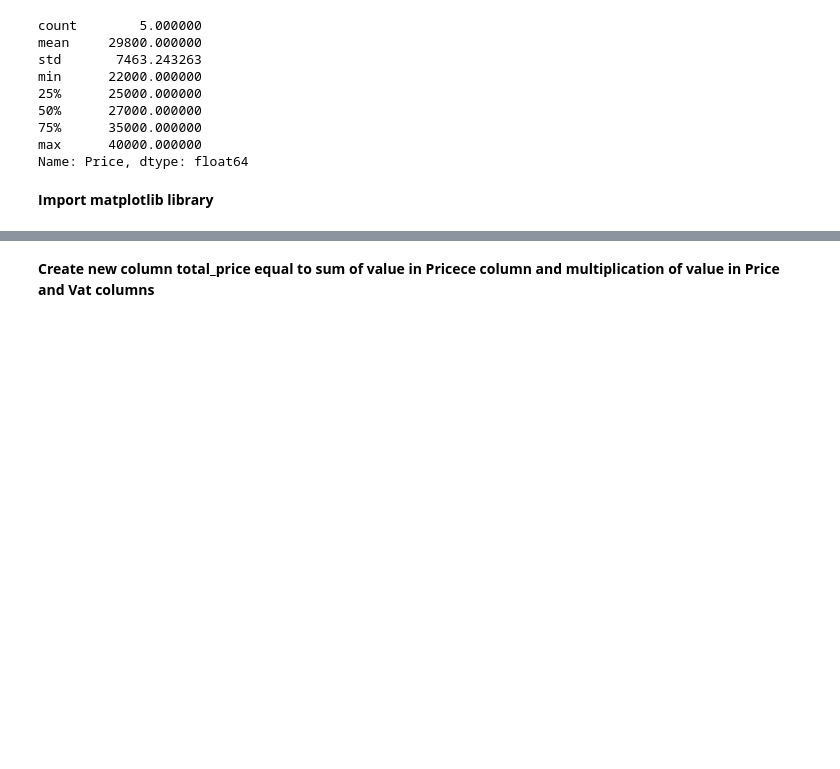
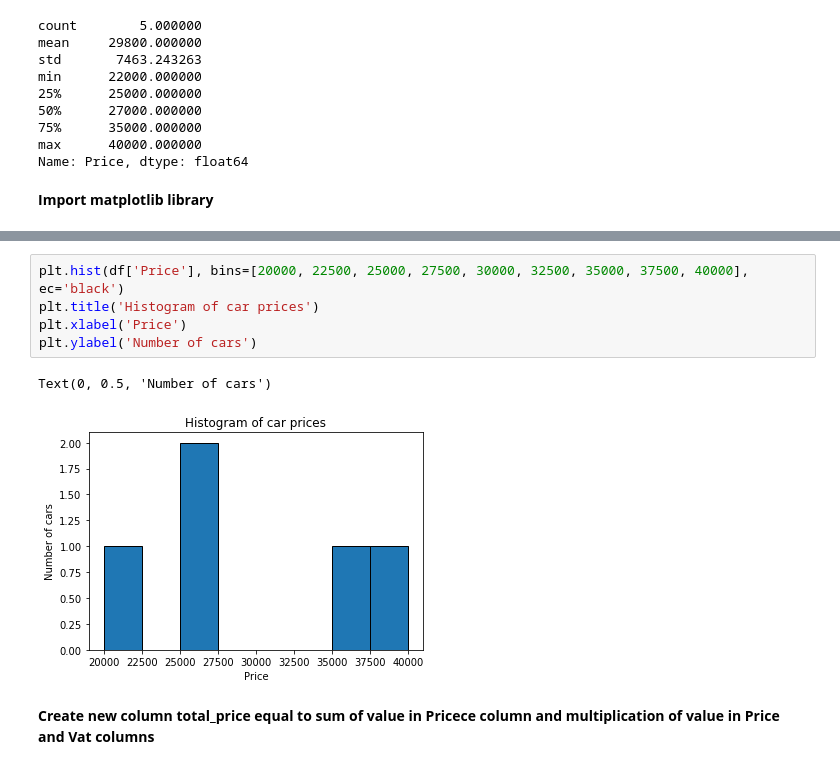
Before and after one commit to Netherwulf/data-science-toolkit, a Jupyter notebook: pandas_introduction.ipynb, the cells around one changed output, grey strips where cells are left out. Drawn from its saved outputs; the diff is of its cells as text; blank space fills up the shorter version.

```diff
--- a/pandas_introduction.ipynb
+++ b/pandas_introduction.ipynb
@@ -101,3 +105,11 @@ NameError: name 'plt' is not defined
+# %%
+plt.hist(df['Price'], bins=[20000, 22500, 25000, 27500, 30000, 32500, 35000, 37500, 40000], ec='black')
+plt.title('Histogram of car prices')
+plt.xlabel('Price')
+plt.ylabel('Number of cars')
+# %% [output]
+Text(0, 0.5, 'Number of cars')
+[figure, added]
 # %% [markdown]
 <b>Create new column total_price equal to sum of value in Pricece column and multiplication of value in Price and Vat columns</b>
 # %%
```
Also changed, not shown: parts of 12 cells of this notebook.
